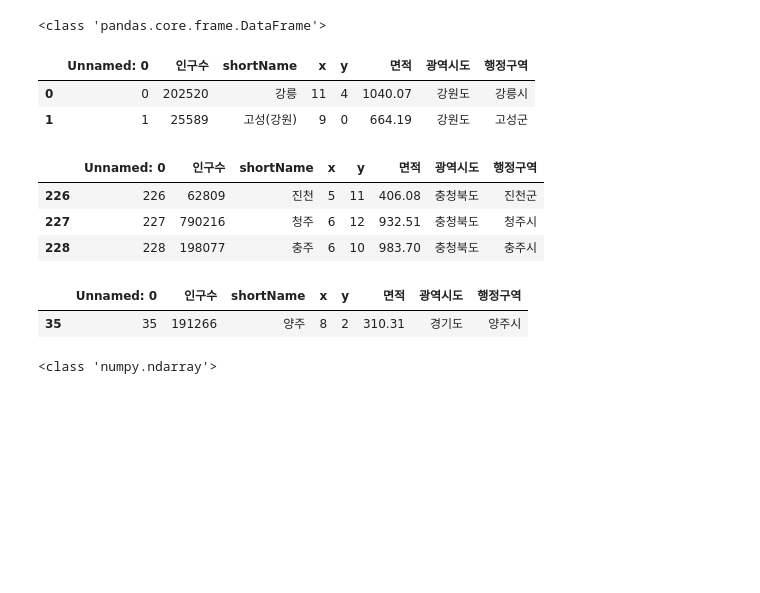
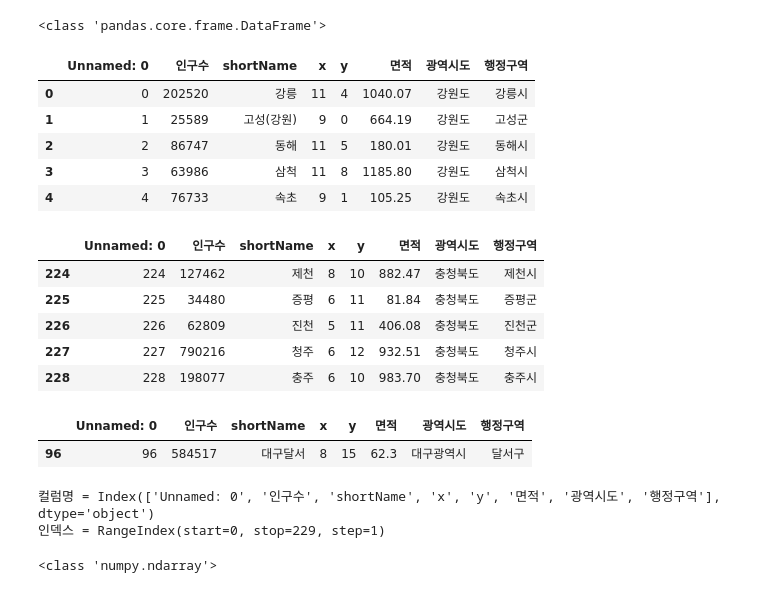
Before and after one commit to dagyeomi/Python_Webscraping_Analysis, a Jupyter notebook: 03-1.행정구역정보_분석과시각화.ipynb, the cells around one changed output. Saved outputs shown, nothing was run; the diff lists cells and outputs as text; code cells hidden in the pictures; blank space fills up the shorter version.

```diff
--- a/03-1.행정구역정보_분석과시각화.ipynb
+++ b/03-1.행정구역정보_분석과시각화.ipynb
@@ -24,25 +24,38 @@ print(type(data))
 <class 'pandas.core.frame.DataFrame'>
 # %%
 # head() 함수
+data.head()
 # %% [output]
 |  | Unnamed: 0 | 인구수 | shortName | x | y | 면적 | 광역시도 | 행정구역 |
 | 0 | 0 | 202520 | 강릉 | 11 | 4 | 1040.07 | 강원도 | 강릉시 |
 | 1 | 1 | 25589 | 고성(강원) | 9 | 0 | 664.19 | 강원도 | 고성군 |
+| 2 | 2 | 86747 | 동해 | 11 | 5 | 180.01 | 강원도 | 동해시 |
+| 3 | 3 | 63986 | 삼척 | 11 | 8 | 1185.80 | 강원도 | 삼척시 |
+| 4 | 4 | 76733 | 속초 | 9 | 1 | 105.25 | 강원도 | 속초시 |
 # %%
 # tail() 함수
+data.tail()
 # %% [output]
 |  | Unnamed: 0 | 인구수 | shortName | x | y | 면적 | 광역시도 | 행정구역 |
+| 224 | 224 | 127462 | 제천 | 8 | 10 | 882.47 | 충청북도 | 제천시 |
+| 225 | 225 | 34480 | 증평 | 6 | 11 | 81.84 | 충청북도 | 증평군 |
 | 226 | 226 | 62809 | 진천 | 5 | 11 | 406.08 | 충청북도 | 진천군 |
 | 227 | 227 | 790216 | 청주 | 6 | 12 | 932.51 | 충청북도 | 청주시 |
 | 228 | 228 | 198077 | 충주 | 6 | 10 | 983.70 | 충청북도 | 충주시 |
 # %%
 # sample() 함수
+data.sample()
 # %% [output]
 |  | Unnamed: 0 | 인구수 | shortName | x | y | 면적 | 광역시도 | 행정구역 |
-| 35 | 35 | 191266 | 양주 | 8 | 2 | 310.31 | 경기도 | 양주시 |
+| 96 | 96 | 584517 | 대구달서 | 8 | 15 | 62.3 | 대구광역시 | 달서구 |
 # %%
 # 컬렴명 확인하기
+print(f'컬럼명 = {data.columns}')
 
 # 인덱스 확인하기
+print(f'인덱스 = {data.index}')
+# %% [output]
+컬럼명 = Index(['Unnamed: 0', '인구수', 'shortName', 'x', 'y', '면적', '광역시도', '행정구역'], dtype='object')
+인덱스 = RangeIndex(start=0, stop=229, step=1)
 # %%
 # values 속성으로 값 확인하기
```
Also changed, not shown: parts of 2 cells of this notebook, 35 other files.
